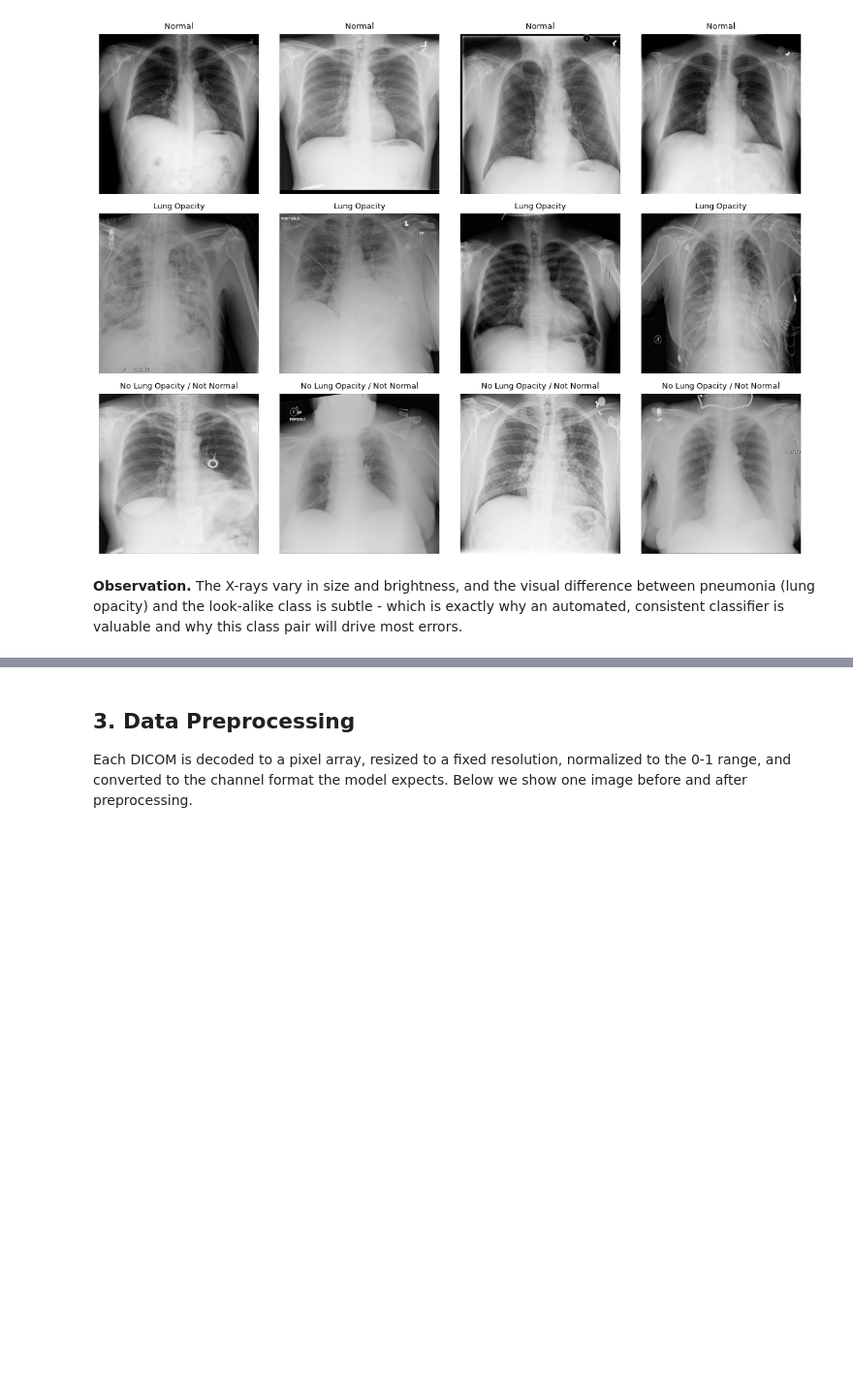
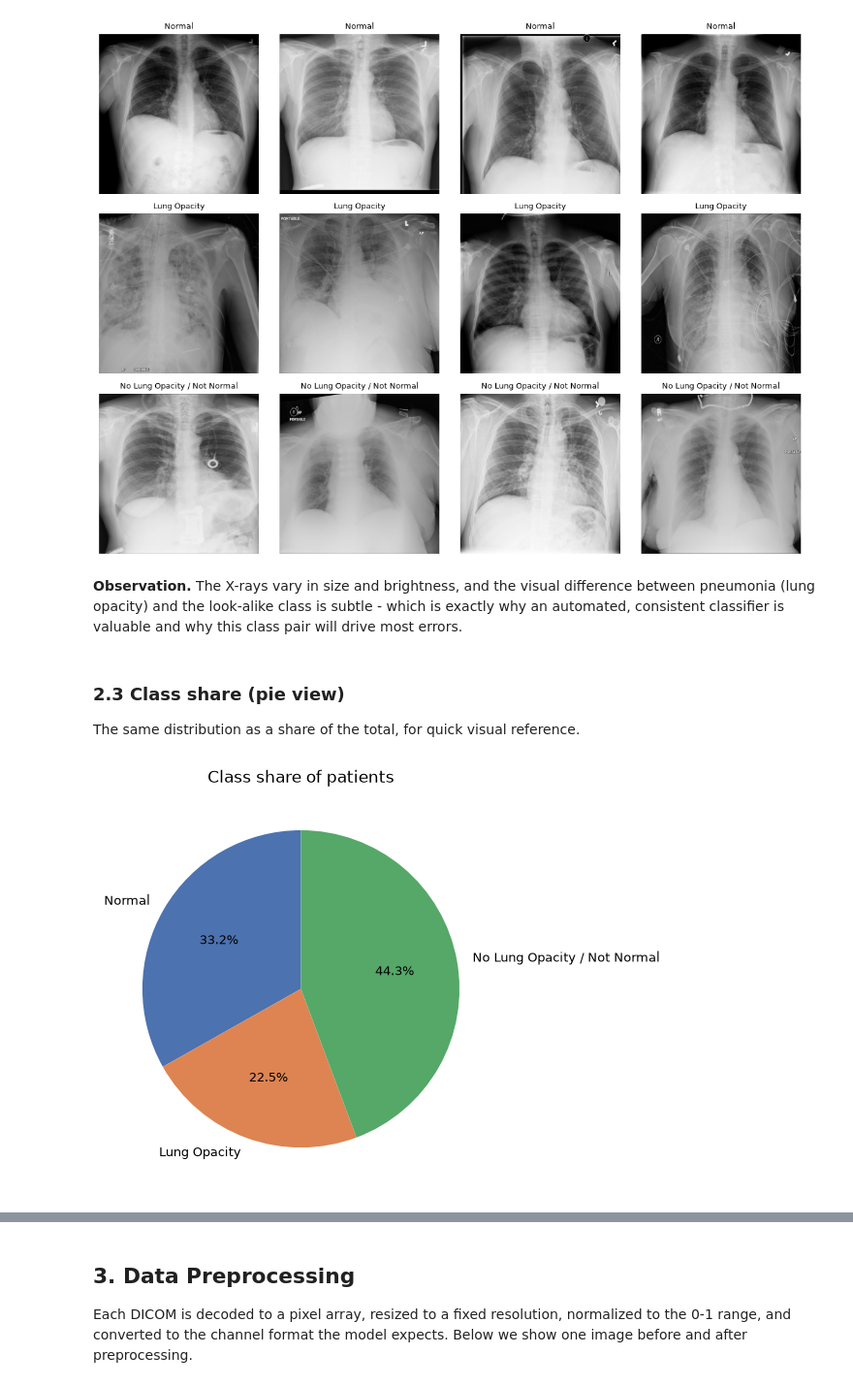
Before and after one commit to satyasarthak/pneumonia-detection, a Jupyter notebook: interim_submission.ipynb, the cells around one changed output, grey strips where cells are left out. Shown at 97% size. Saved outputs shown, nothing was run; the diff lists cells and outputs as text; code cells hidden in the pictures; blank space fills up the shorter version.

```diff
--- a/interim_submission.ipynb
+++ b/interim_submission.ipynb
@@ -116,3 +116,11 @@ plt.tight_layout(); plt.show()
 [figure]
 # %% [markdown]
 **Observation.** The X-rays vary in size and brightness, and the visual difference between pneumonia (lung opacity) and the look-alike class is subtle - which is exactly why an automated, consistent classifier is valuable and why this class pair will drive most errors.
+# %% [markdown]
+### 2.3 Class share (pie view)
+The same distribution as a share of the total, for quick visual reference.
+# %%
+from src.eda import plot_class_distribution_pie
+fig = plot_class_distribution_pie(dist); plt.show()
+# %% [output]
+[figure, added]
```
Also changed, not shown: parts of 22 cells of this notebook, 14 other files.
